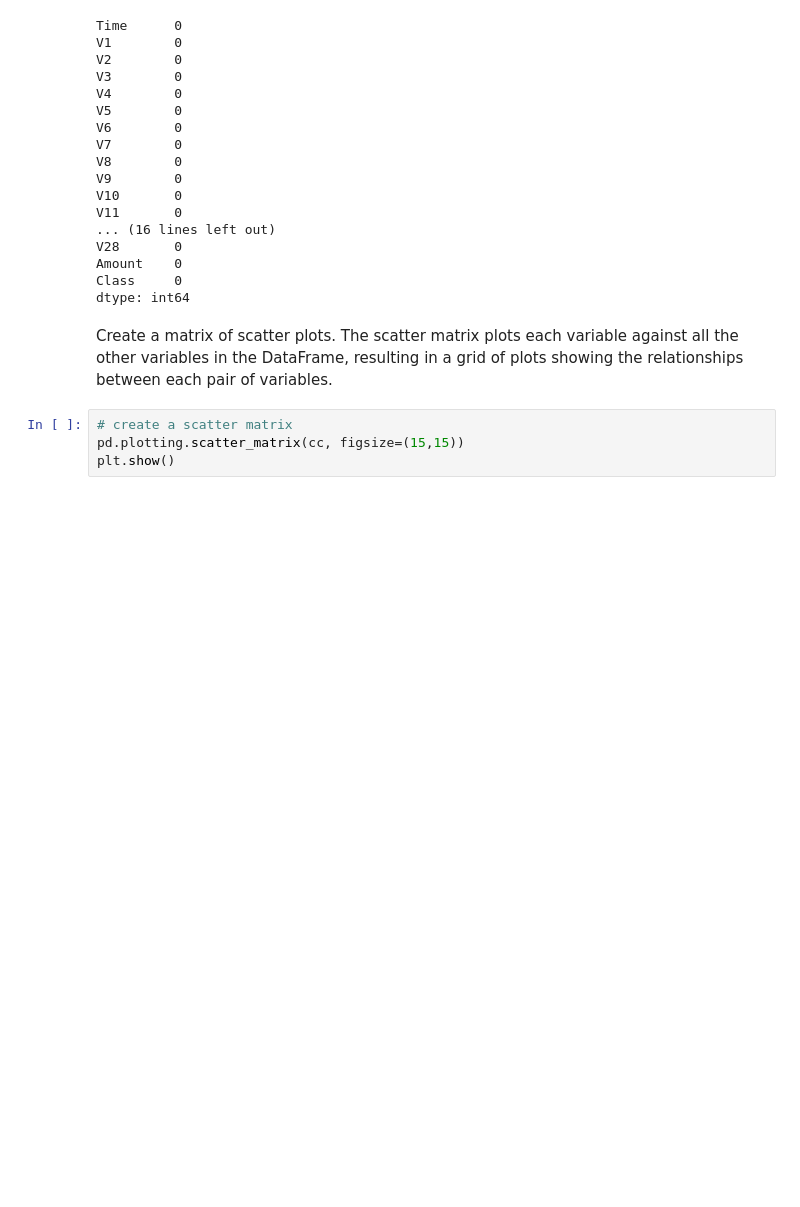
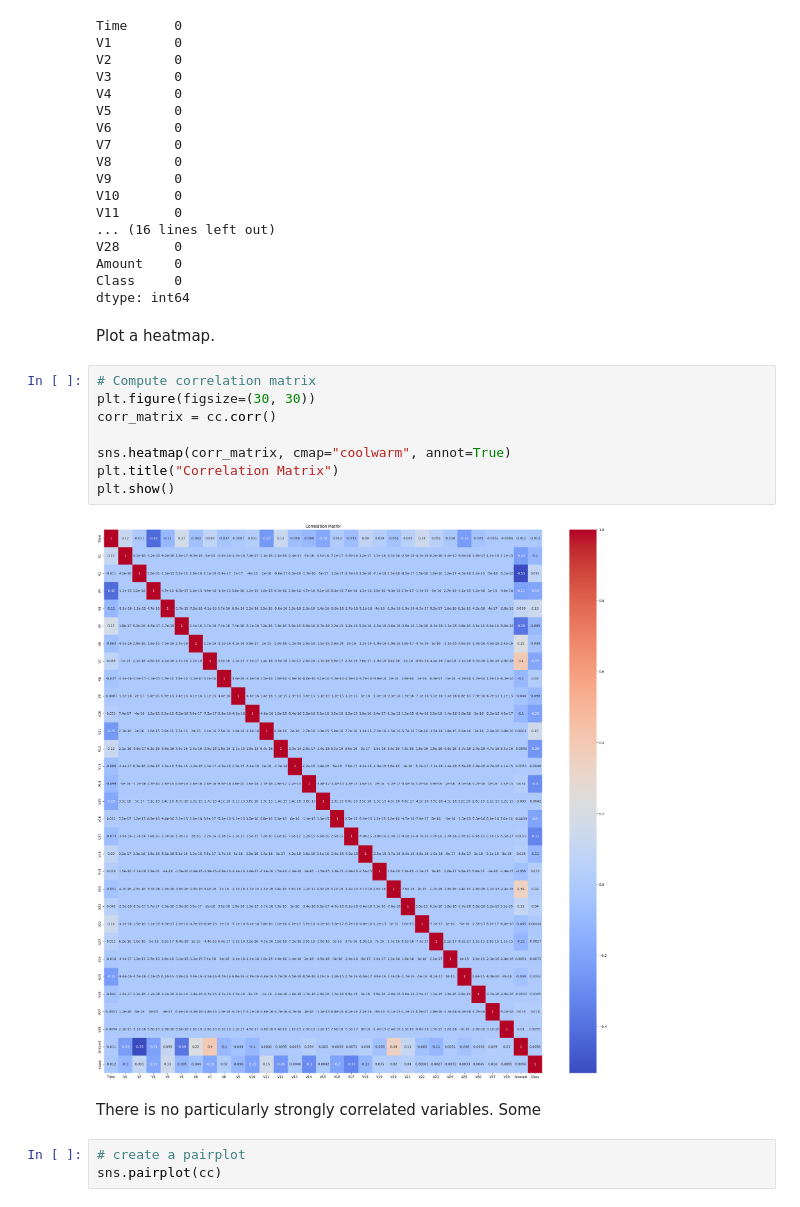
Before and after one commit to yprice93/credit-card-fraud-detection, a Jupyter notebook: Credit_Card_Fraud_Detection.ipynb, the cells around one changed output. Cells and saved outputs as stored; diff of their text form; blank space fills up the shorter version.

Commit message:
Updated heat map visualization

```diff
--- a/Credit_Card_Fraud_Detection.ipynb
+++ b/Credit_Card_Fraud_Detection.ipynb
@@ -86,9 +86,20 @@ V28       0
 Amount    0
 Class     0
 dtype: int64
-# %% [markdown]
-Create a matrix of scatter plots. The scatter matrix plots each variable against all the other variables in the DataFrame, resulting in a grid of plots showing the relationships between each pair of variables.
-# %%
-# create a scatter matrix
-pd.plotting.scatter_matrix(cc, figsize=(15,15))
-plt.show()
+# %% [markdown]
+Plot a heatmap.
+# %%
+# Compute correlation matrix
+plt.figure(figsize=(30, 30))
+corr_matrix = cc.corr()
+
+sns.heatmap(corr_matrix, cmap="coolwarm", annot=True)
+plt.title("Correlation Matrix")
+plt.show()
+# %% [output]
+[figure, added]
+# %% [markdown]
+There is no particularly strongly correlated variables. Some
+# %%
+# create a pairplot
+sns.pairplot(cc)
```
